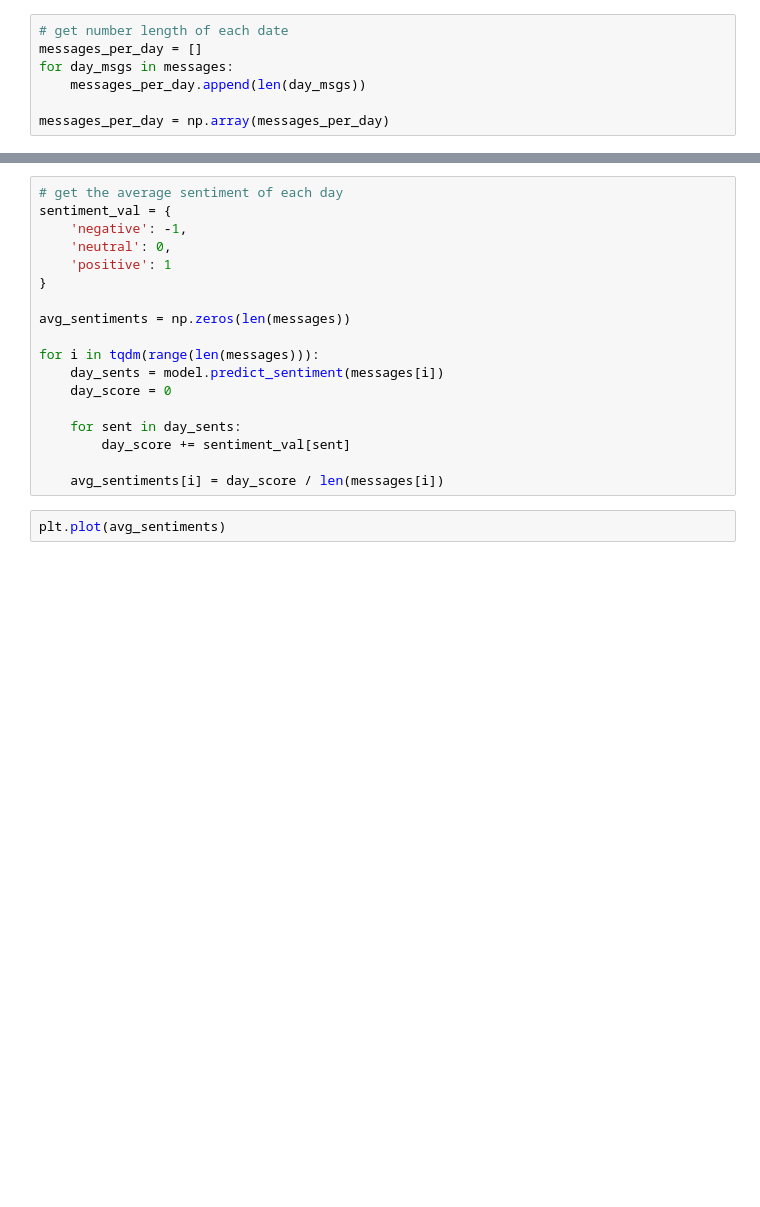
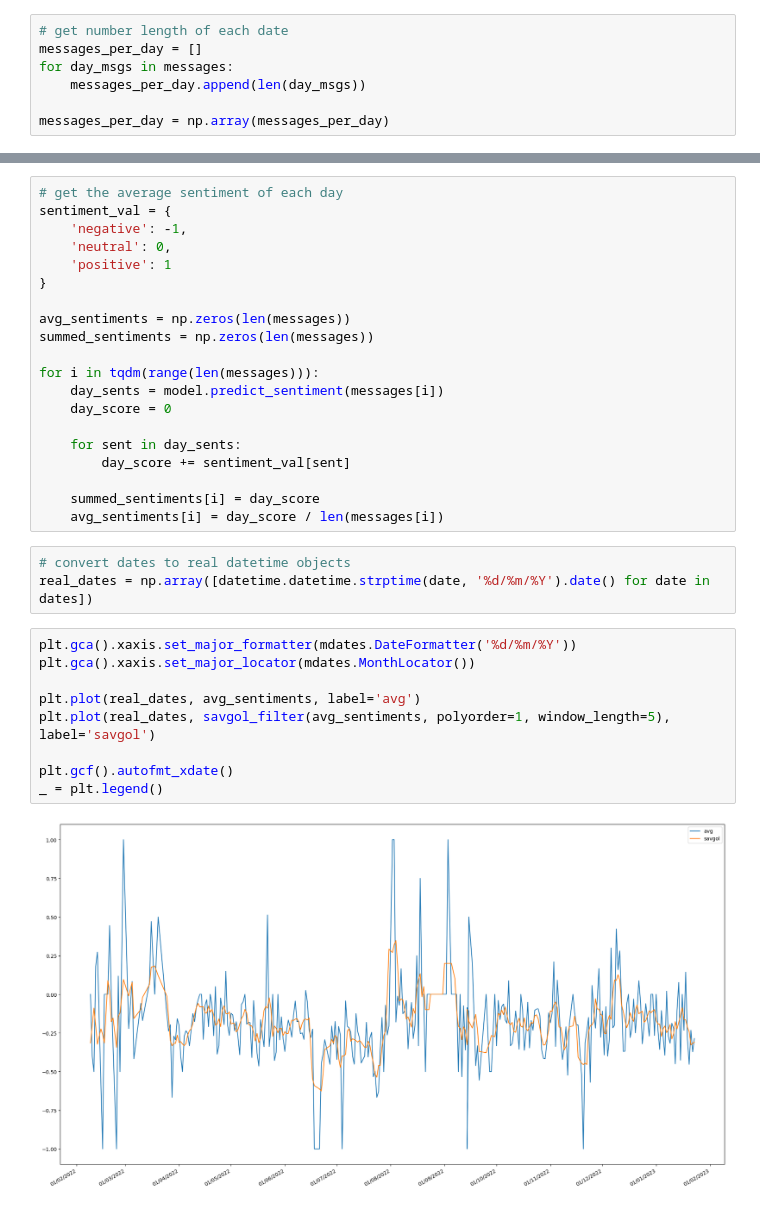
Before and after one commit to larsaars/machine_learning_tests, a Jupyter notebook: nlp/sentiment_graph_wa/analyze_wa_over_time.ipynb, the cells around one changed output, grey strips where cells are left out. Saved outputs shown, nothing was run; the diff lists cells and outputs as text; blank space fills up the shorter version.

```diff
--- a/nlp/sentiment_graph_wa/analyze_wa_over_time.ipynb
+++ b/nlp/sentiment_graph_wa/analyze_wa_over_time.ipynb
@@ -78,6 +83,7 @@ sentiment_val = {
 }
 
 avg_sentiments = np.zeros(len(messages))
+summed_sentiments = np.zeros(len(messages))
 
 for i in tqdm(range(len(messages))):
     day_sents = model.predict_sentiment(messages[i])
@@ -86,6 +92,19 @@ for i in tqdm(range(len(messages))):
     for sent in day_sents:
         day_score += sentiment_val[sent]
 
+    summed_sentiments[i] = day_score
     avg_sentiments[i] = day_score / len(messages[i])
+# %%
+# convert dates to real datetime objects
+real_dates = np.array([datetime.datetime.strptime(date, '%d/%m/%Y').date() for date in dates])
 # %%
-plt.plot(avg_sentiments)
+plt.gca().xaxis.set_major_formatter(mdates.DateFormatter('%d/%m/%Y'))
+plt.gca().xaxis.set_major_locator(mdates.MonthLocator())
+
+plt.plot(real_dates, avg_sentiments, label='avg')
+plt.plot(real_dates, savgol_filter(avg_sentiments, polyorder=1, window_length=5), label='savgol')
+
+plt.gcf().autofmt_xdate()
+_ = plt.legend()
+# %% [output]
+[figure, added]
```
Also changed, not shown: parts of 8 cells of this notebook.
